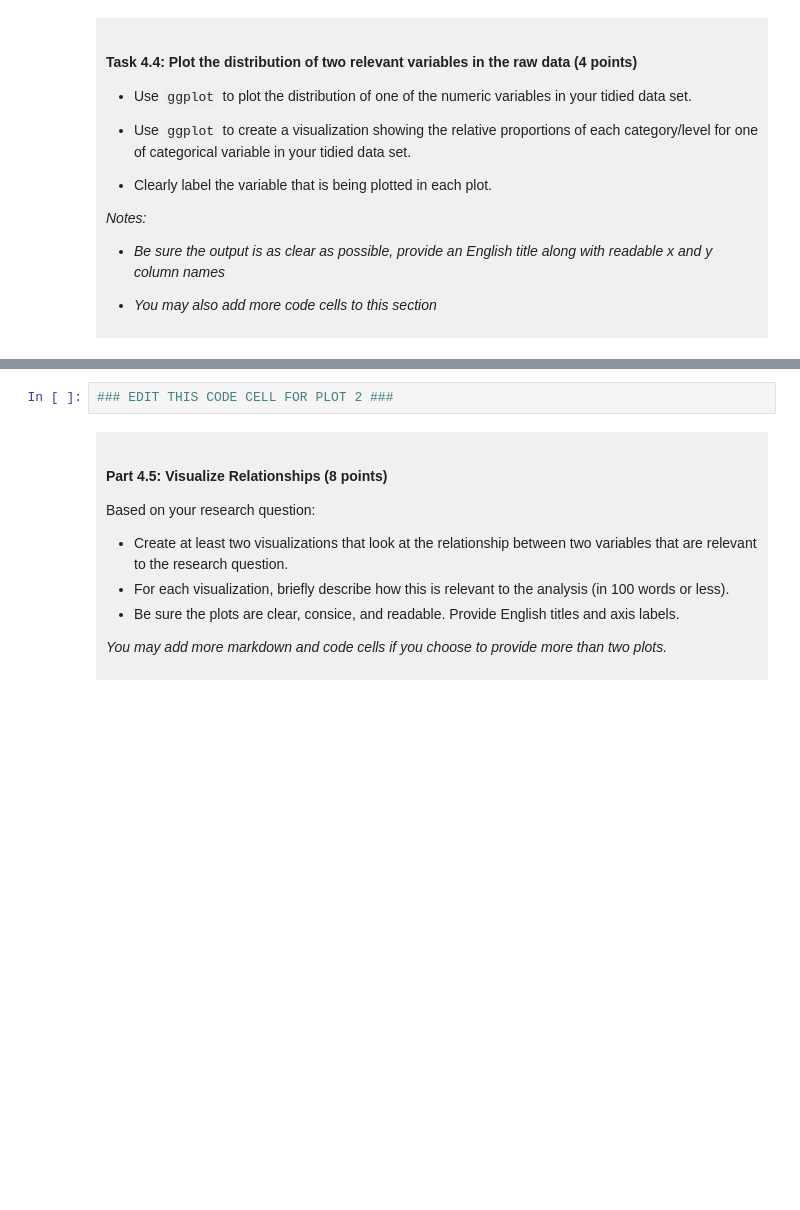
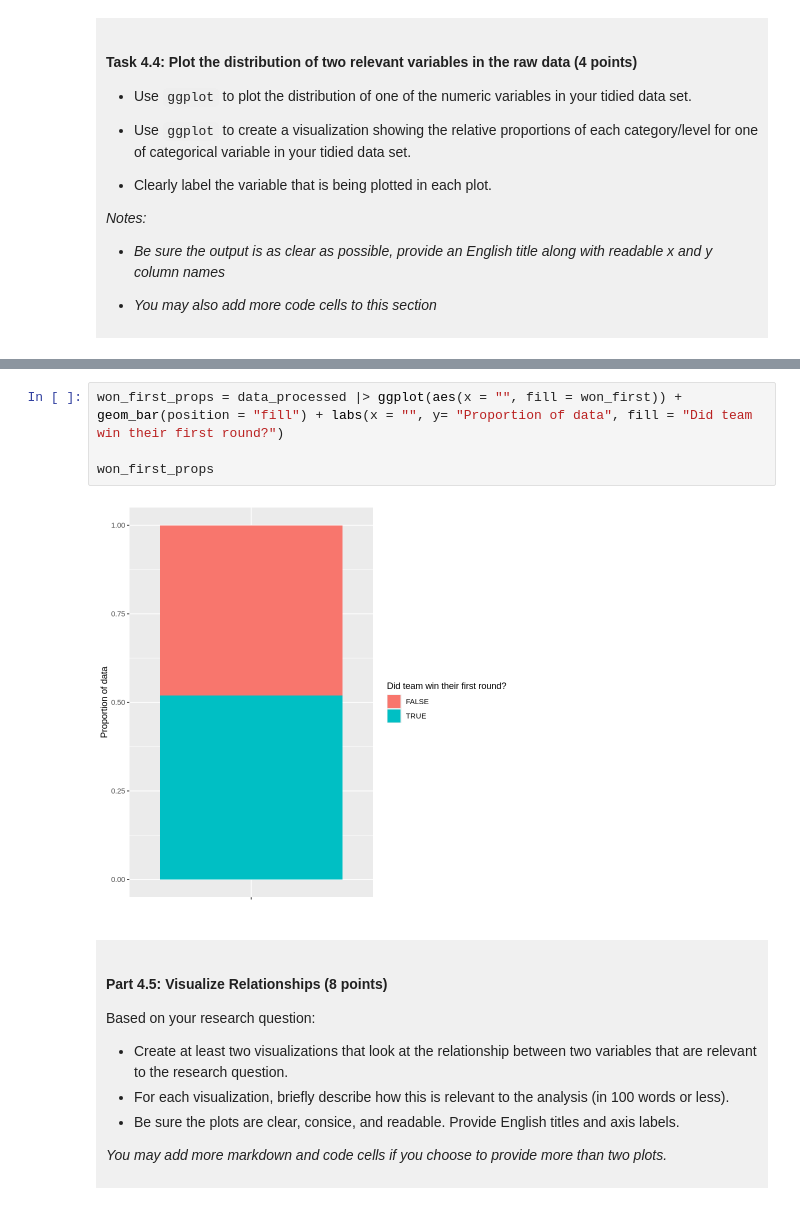
Before and after one commit to DarrylTse/dsci-100-project-darryl-tse, a Jupyter notebook: dsci-100-project-notebook.ipynb, the cells around one changed output, grey strips where cells are left out. Saved outputs shown, nothing was run; the diff lists cells and outputs as text; blank space fills up the shorter version.

```diff
--- a/dsci-100-project-notebook.ipynb
+++ b/dsci-100-project-notebook.ipynb
@@ -306,5 +337,9 @@ You will refine your research question (if needed) and produce a tidy data set.
 # %%
-### EDIT THIS CODE CELL FOR PLOT 2 ###
+won_first_props = data_processed |> ggplot(aes(x = "", fill = won_first)) + geom_bar(position = "fill") + labs(x = "", y= "Proportion of data", fill = "Did team win their first round?")
+
+won_first_props
+# %% [output]
+[figure, added]
 # %% [markdown]
 <div style="background-color: #f0f0f0; padding: 10px;">
 
```
Also changed, not shown: parts of 9 cells of this notebook.
